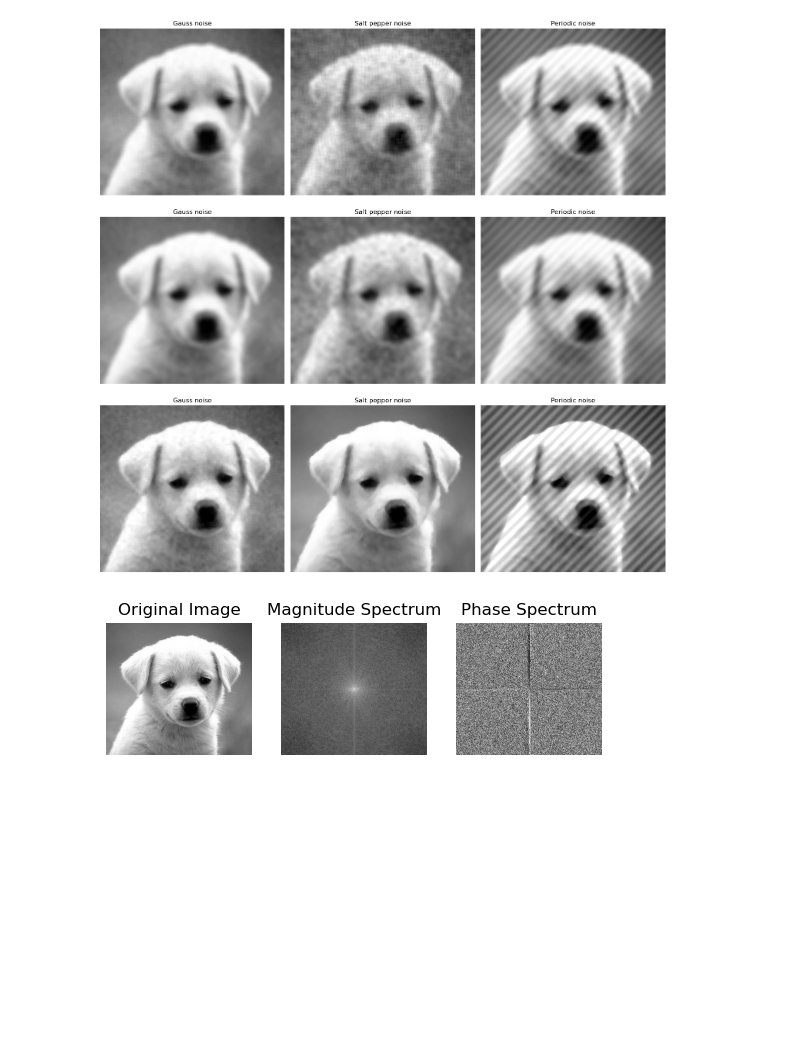
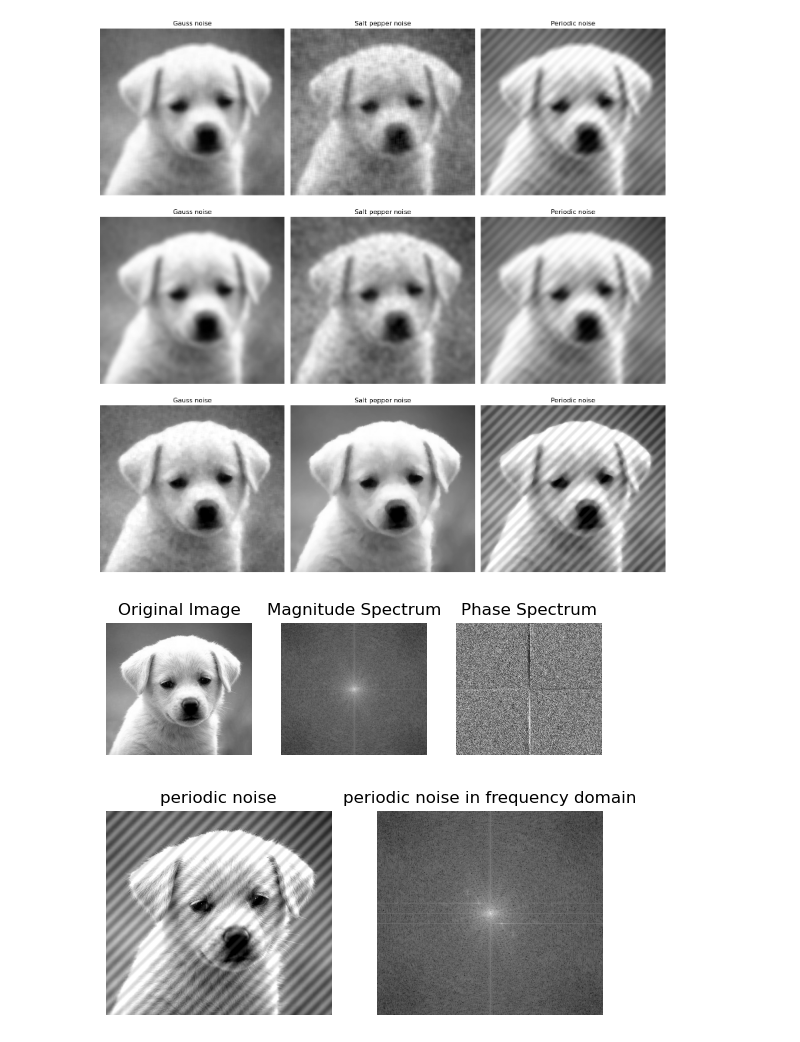
Before and after one commit to quangminh141005/Image_processing, a Jupyter notebook: lab2/lab2.ipynb, the cells around one changed output. Saved outputs shown, nothing was run; the diff lists cells and outputs as text; code cells hidden in the pictures; blank space fills up the shorter version.

```diff
--- a/lab2/lab2.ipynb
+++ b/lab2/lab2.ipynb
@@ -4,7 +4,7 @@ import numpy as np
 import matplotlib.pyplot as plt
 # %%
 # Load image
-image = cv2.imread('B2DBy.jpg', cv2.IMREAD_GRAYSCALE)
+image = cv2.imread('../puppy.jpg', cv2.IMREAD_GRAYSCALE)
 # %%
 fig, axs = plt.subplots(1, 2, figsize=(10,4))
 
@@ -150,3 +150,17 @@ plt.subplot(1, 3, 3), plt.imshow(phase, cmap='gray'), plt.title('Phase Spectrum'
 plt.show()
 # %% [output]
 [figure]
+# %%
+# Transform periodic noise image in spatial domain into frequency domain
+puppy_dft = np.fft.fft2(periodic_noise_img)
+puppy_dft_shift = np.fft.fftshift(puppy_dft)
+
+puppy_magnitude = np.abs(puppy_dft_shift)
+log_puppy_magnitude = 20 * np.log(1 + puppy_magnitude)
+
+plt.subplot(1,2,1), plt.imshow(periodic_noise_img, cmap='gray'), plt.axis('off'), plt.title('periodic noise')
+plt.subplot(1,2,2), plt.imshow(log_puppy_magnitude, cmap='gray'), plt.axis('off'), plt.title('periodic noise in frequency domain')
+
+plt.show()
+# %% [output]
+[figure, added]
```
Also changed, not shown: parts of 2 cells of this notebook.
